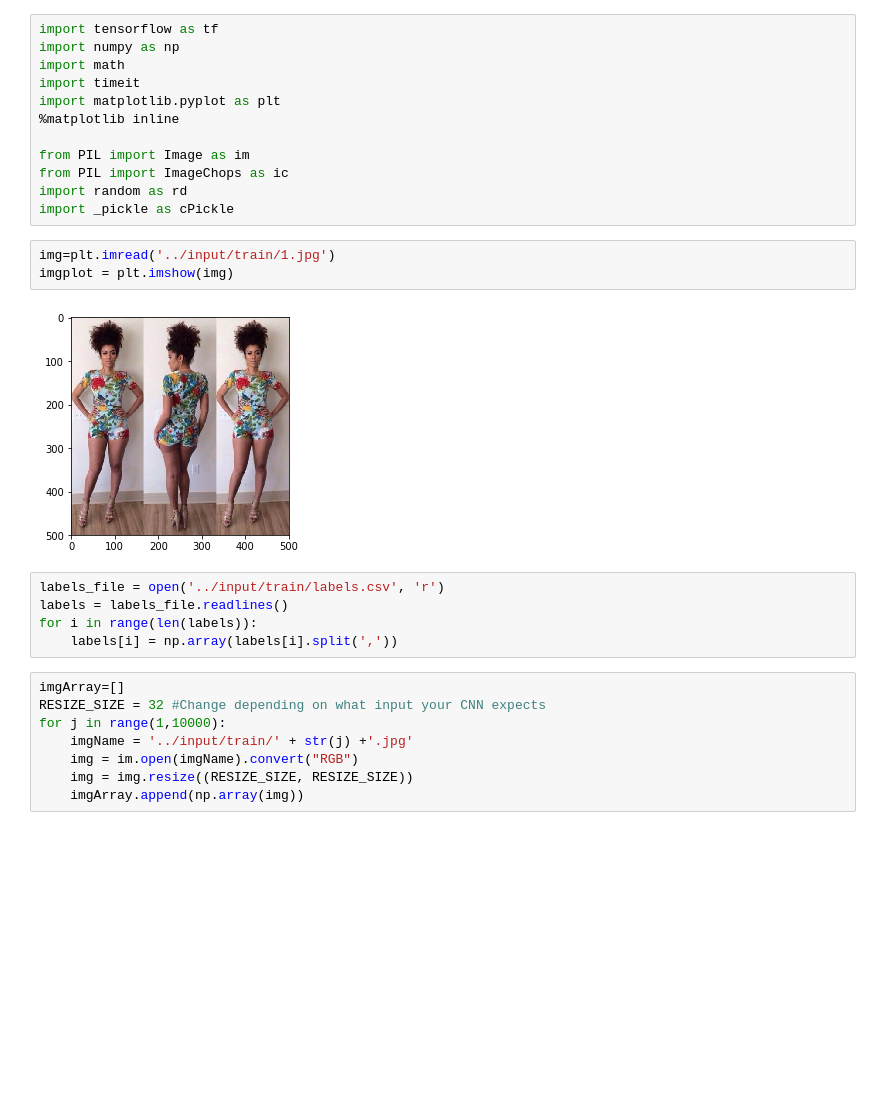
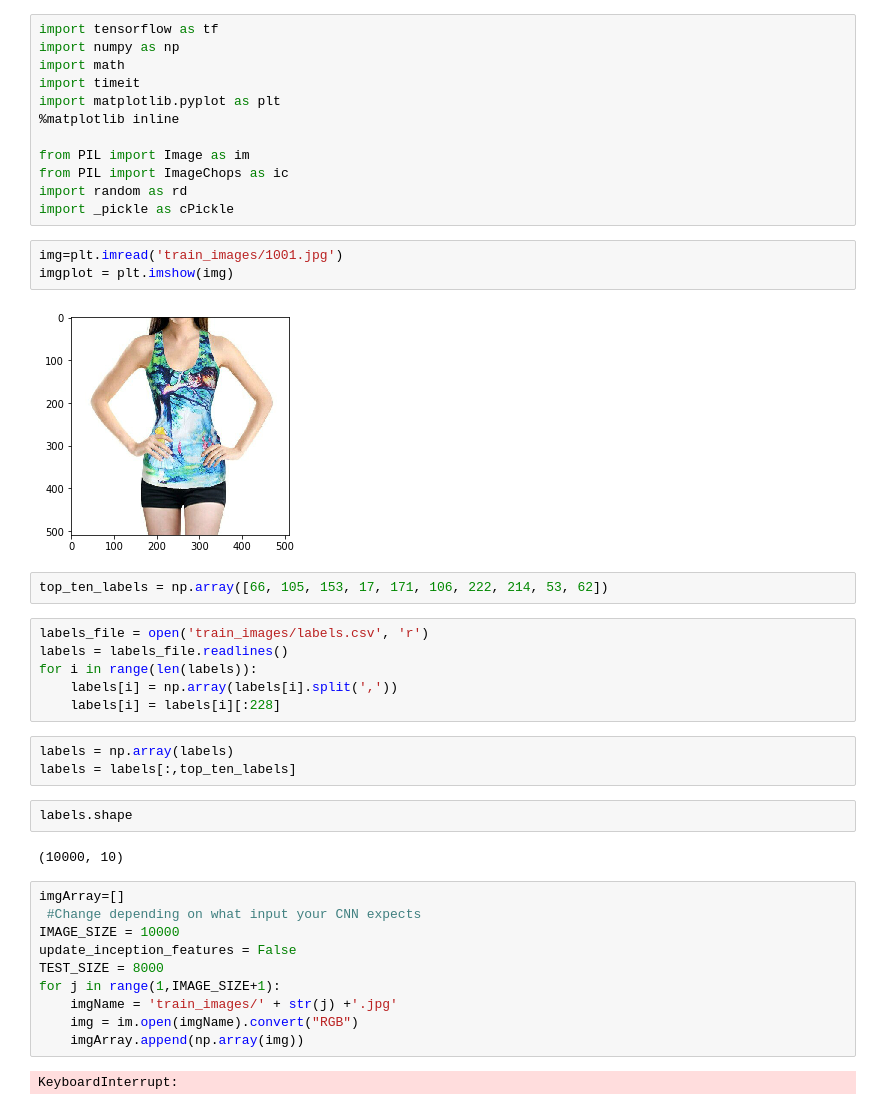
Before and after one commit to aagarwal1999/DSSB-Fashion, a Jupyter notebook: scripts/image_read.ipynb, the cells around one changed output. Cells and saved outputs as stored; diff of their text form; blank space fills up the shorter version.

```diff
--- a/scripts/image_read.ipynb
+++ b/scripts/image_read.ipynb
@@ -11,21 +11,35 @@ from PIL import ImageChops as ic
 import random as rd
 import _pickle as cPickle
 # %%
-img=plt.imread('../input/train/1.jpg')
+img=plt.imread('train_images/1001.jpg')
 imgplot = plt.imshow(img)
 # %% [output]
-[figure, old version]
+[figure, new version]
+# %%
+top_ten_labels = np.array([66, 105, 153, 17, 171, 106, 222, 214, 53, 62])
 # %%
-labels_file = open('../input/train/labels.csv', 'r')
+labels_file = open('train_images/labels.csv', 'r')
 labels = labels_file.readlines()
 for i in range(len(labels)):
     labels[i] = np.array(labels[i].split(','))
+    labels[i] = labels[i][:228]
+# %%
+labels = np.array(labels)
+labels = labels[:,top_ten_labels]
+# %%
+labels.shape
+# %% [output]
+(10000, 10)
 # %%
 imgArray=[]
-RESIZE_SIZE = 32 #Change depending on what input your CNN expects
-for j in range(1,10000):
-    imgName = '../input/train/' + str(j) +'.jpg'
+ #Change depending on what input your CNN expects
+IMAGE_SIZE = 10000
+update_inception_features = False
+TEST_SIZE = 8000
+for j in range(1,IMAGE_SIZE+1):
+    imgName = 'train_images/' + str(j) +'.jpg'
     img = im.open(imgName).convert("RGB")
-    img = img.resize((RESIZE_SIZE, RESIZE_SIZE))
     imgArray.append(np.array(img))
+# %% [output]
+KeyboardInterrupt:
 # %%
```
Also changed, not shown: parts of 10 cells of this notebook, 1 other file.
